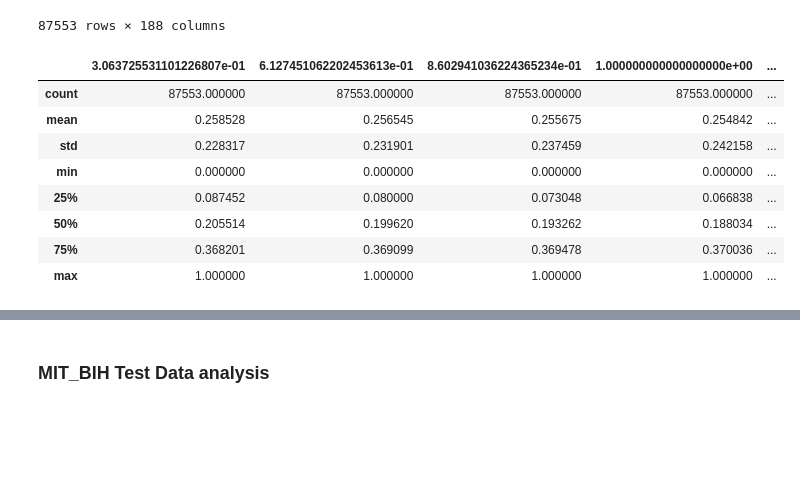
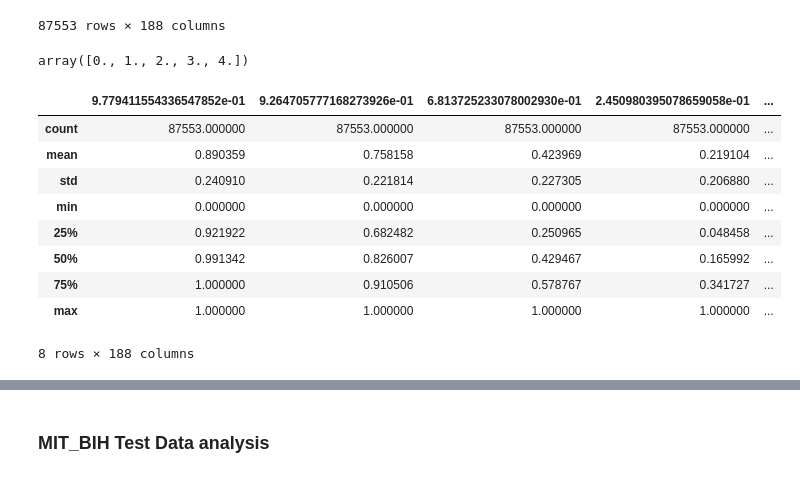
Before and after one commit to Mahim-SOL/ML_intern_task_SOL, a Jupyter notebook: Learning_task_of_SOL.ipynb, the cells around one changed output, grey strips where cells are left out. Saved outputs shown, nothing was run; the diff lists cells and outputs as text; code cells hidden in the pictures; blank space fills up the shorter version.

```diff
--- a/Learning_task_of_SOL.ipynb
+++ b/Learning_task_of_SOL.ipynb
@@ -150,19 +168,23 @@ plt.show()
 #not a suitable way to find ouliers
 '''
 # %%
-#df_train.iloc[188].unique()
+df_train_unique = df_train.iloc[:,-1].unique()
+df_train_unique
+# %% [output]
+array([0., 1., 2., 3., 4.])
 # %%
-df_train.describe().iloc[:,80:100]
+df_train.describe()#.iloc[:,80:100]
 # %% [output]
-|  | 3.063725531101226807e-01 | 6.127451062202453613e-01 | 8.602941036224365234e-01 | 1.000000000000000000e+00 | ... |
+|  | 9.779411554336547852e-01 | 9.264705777168273926e-01 | 6.813725233078002930e-01 | 2.450980395078659058e-01 | ... |
 | count | 87553.000000 | 87553.000000 | 87553.000000 | 87553.000000 | ... |
-| mean | 0.258528 | 0.256545 | 0.255675 | 0.254842 | ... |
-| std | 0.228317 | 0.231901 | 0.237459 | 0.242158 | ... |
+| mean | 0.890359 | 0.758158 | 0.423969 | 0.219104 | ... |
+| std | 0.240910 | 0.221814 | 0.227305 | 0.206880 | ... |
 | min | 0.000000 | 0.000000 | 0.000000 | 0.000000 | ... |
-| 25% | 0.087452 | 0.080000 | 0.073048 | 0.066838 | ... |
-| 50% | 0.205514 | 0.199620 | 0.193262 | 0.188034 | ... |
-| 75% | 0.368201 | 0.369099 | 0.369478 | 0.370036 | ... |
+| 25% | 0.921922 | 0.682482 | 0.250965 | 0.048458 | ... |
+| 50% | 0.991342 | 0.826007 | 0.429467 | 0.165992 | ... |
+| 75% | 1.000000 | 0.910506 | 0.578767 | 0.341727 | ... |
 | max | 1.000000 | 1.000000 | 1.000000 | 1.000000 | ... |
+8 rows × 188 columns
 # %%
 stats = df_train.describe()
 spc_stats = stats.loc[['mean', 'std','25%','50%','75%']]
```
Also changed, not shown: parts of 36 cells of this notebook.
